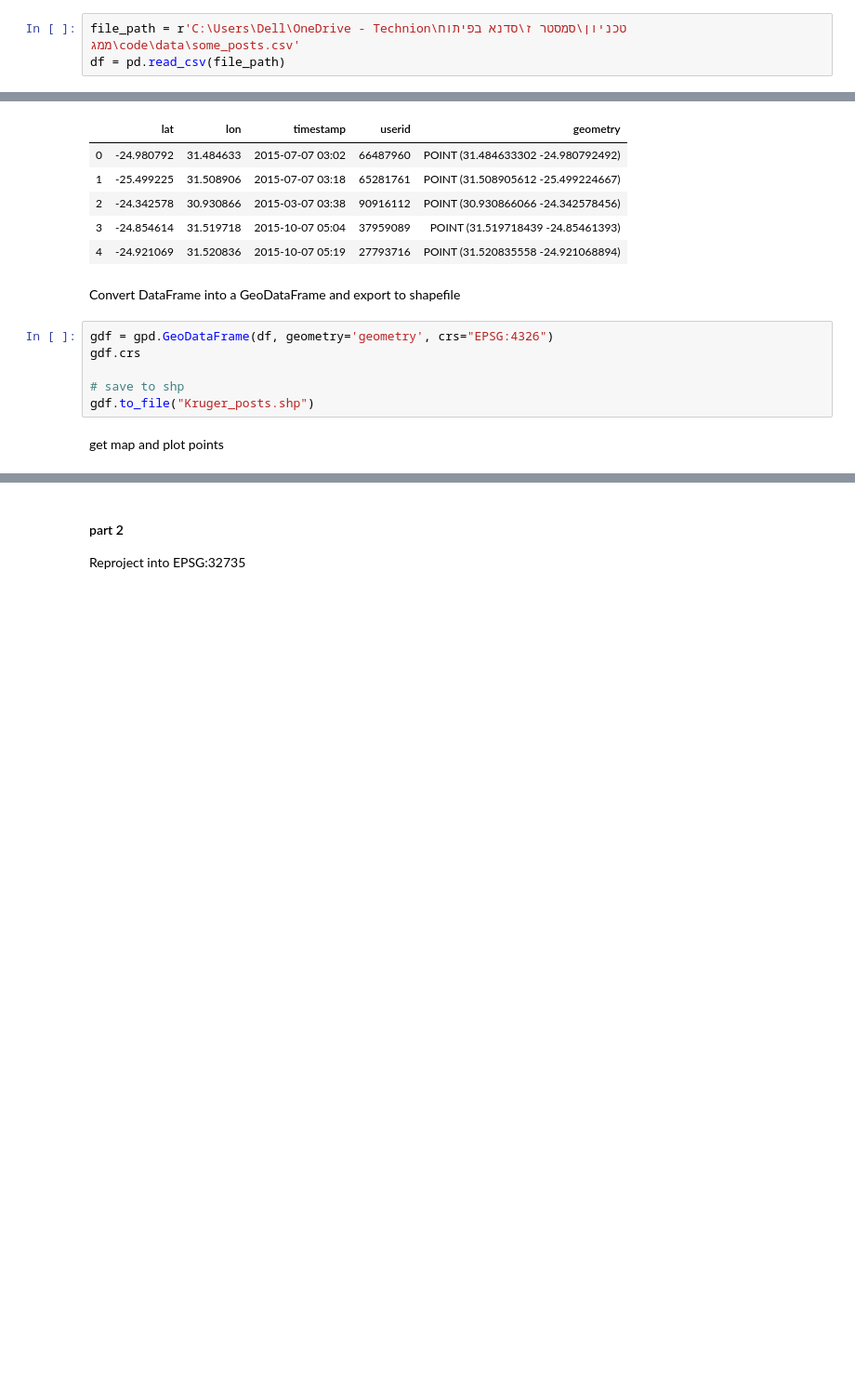
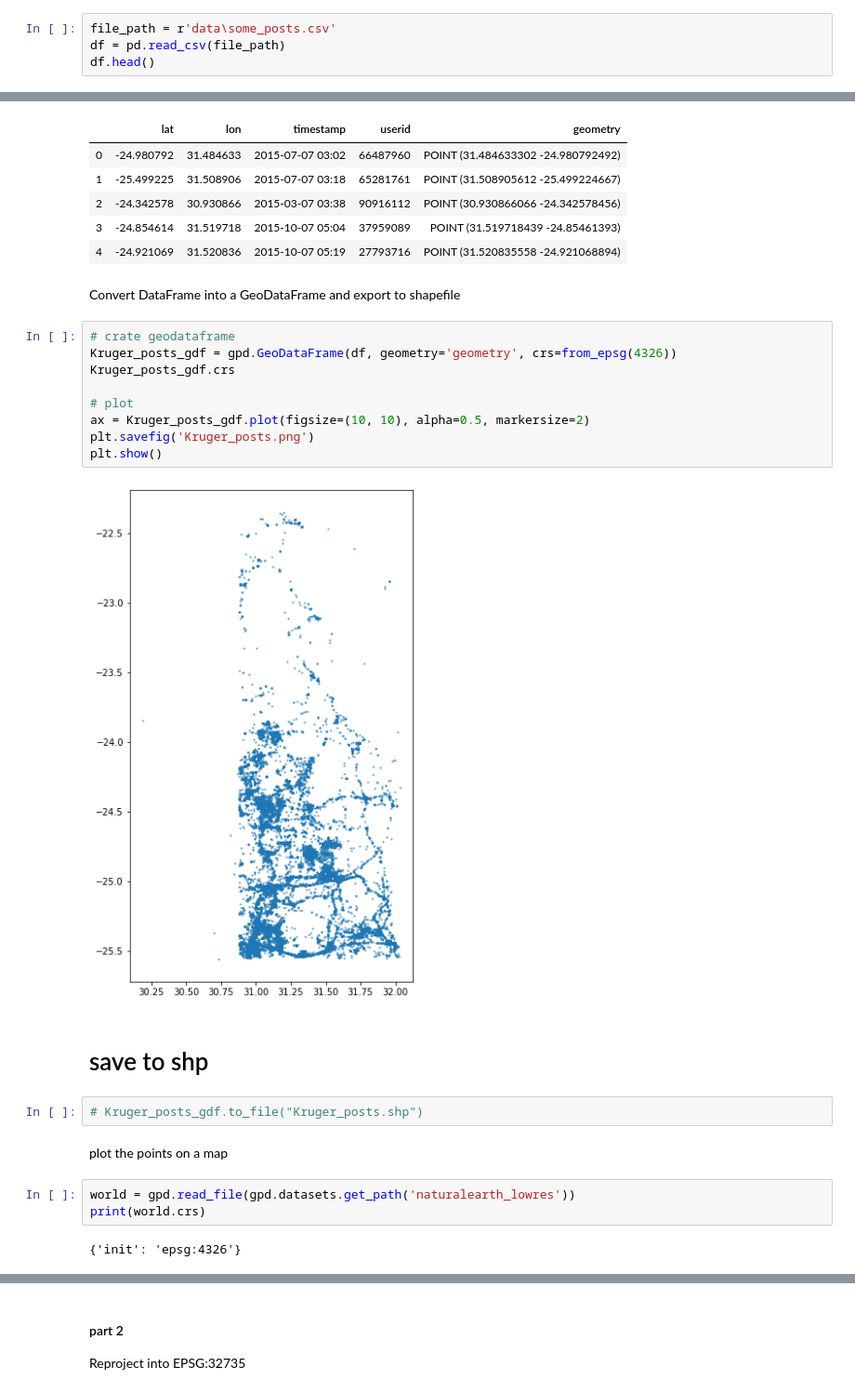
Before and after one commit to orenltr/gis_dev, a Jupyter notebook: hw1.ipynb, the cells around one changed output, grey strips where cells are left out. Shown at 93% size. Drawn from its saved outputs; the diff is of its cells as text; blank space fills up the shorter version.

```diff
--- a/hw1.ipynb
+++ b/hw1.ipynb
@@ -59,5 +65,6 @@ average length is:  0.21502224823227184
 # %% [markdown]
 reading data from csv file
 # %%
-file_path = r'C:\Users\Dell\OneDrive - Technion\טכניון\סמסטר ז\סדנא בפיתוח ממג\code\data\some_posts.csv'
+file_path = r'data\some_posts.csv'
 df = pd.read_csv(file_path)
+df.head()
@@ -81,12 +94,26 @@ df.head()
 | 4 | -24.921069 | 31.520836 | 2015-10-07 05:19 | 27793716 | POINT (31.520835558 -24.921068894) |
 # %% [markdown]
 Convert DataFrame into a GeoDataFrame and export to shapefile
-# %%
-gdf = gpd.GeoDataFrame(df, geometry='geometry', crs="EPSG:4326")
-gdf.crs
-
-# save to shp
-gdf.to_file("Kruger_posts.shp")
-# %% [markdown]
-get map and plot points
+# %%
+# crate geodataframe
+Kruger_posts_gdf = gpd.GeoDataFrame(df, geometry='geometry', crs=from_epsg(4326))
+Kruger_posts_gdf.crs
+
+# plot
+ax = Kruger_posts_gdf.plot(figsize=(10, 10), alpha=0.5, markersize=2)
+plt.savefig('Kruger_posts.png')
+plt.show()
+# %% [output]
+[figure, added]
+# %% [markdown]
+# save to shp
+# %%
+# Kruger_posts_gdf.to_file("Kruger_posts.shp")
+# %% [markdown]
+plot the points on a map
+# %%
+world = gpd.read_file(gpd.datasets.get_path('naturalearth_lowres'))
+print(world.crs)
+# %% [output]
+{'init': 'epsg:4326'}
 # %%
```
Also changed, not shown: parts of 38 cells of this notebook, 1 other file.
